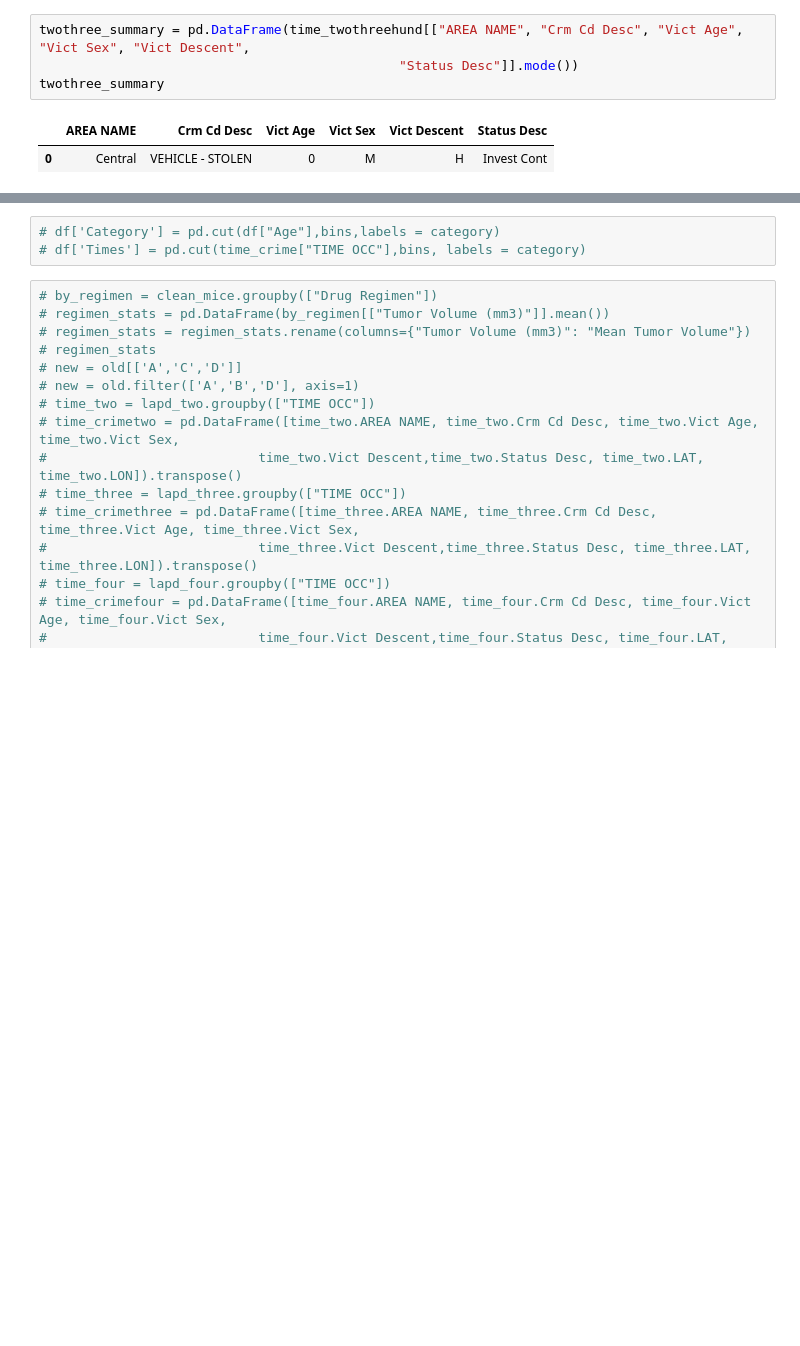
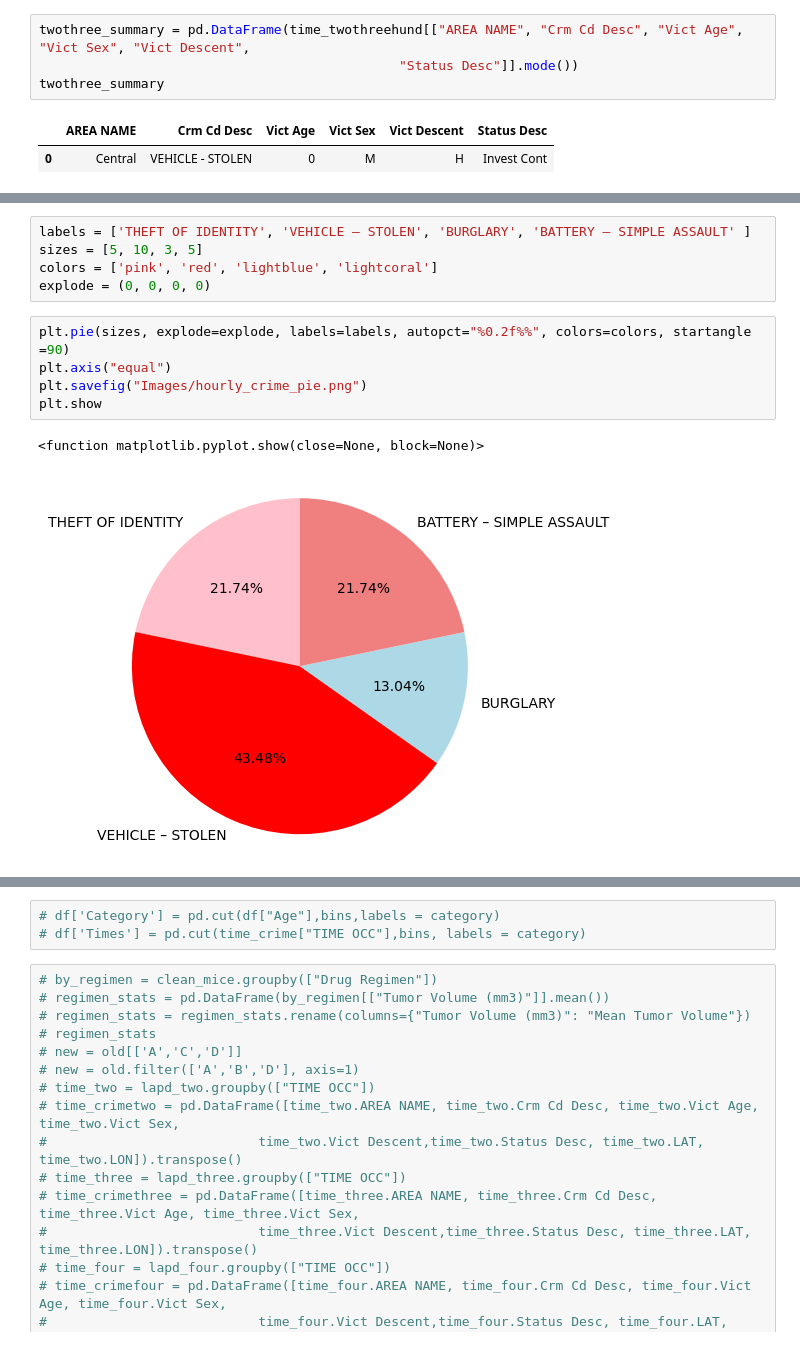
Before and after one commit to Cookees81/CityofAngels, a Jupyter notebook: Teresa/Teresa_Analysis.ipynb, the cells around one changed output, grey strips where cells are left out. Drawn from its saved outputs; the diff is of its cells as text; blank space fills up the shorter version.

```diff
--- a/Teresa/Teresa_Analysis.ipynb
+++ b/Teresa/Teresa_Analysis.ipynb
@@ -758 +794,14 @@ Status Desc = [H, H, H, H, H, H, H, H, H, H, H, H, H, H, H, H, H, H, H, H, H, NU
+# %%
+labels = ['THEFT OF IDENTITY', 'VEHICLE – STOLEN', 'BURGLARY', 'BATTERY – SIMPLE ASSAULT' ]
+sizes = [5, 10, 3, 5]
+colors = ['pink', 'red', 'lightblue', 'lightcoral']
+explode = (0, 0, 0, 0)
+# %%
+plt.pie(sizes, explode=explode, labels=labels, autopct="%0.2f%%", colors=colors, startangle =90)
+plt.axis("equal")
+plt.savefig("Images/hourly_crime_pie.png")
+plt.show
+# %% [output]
+<function matplotlib.pyplot.show(close=None, block=None)>
+[figure, added]
 # %%
```
Also changed, not shown: parts of 4 cells of this notebook, 1 other file.
